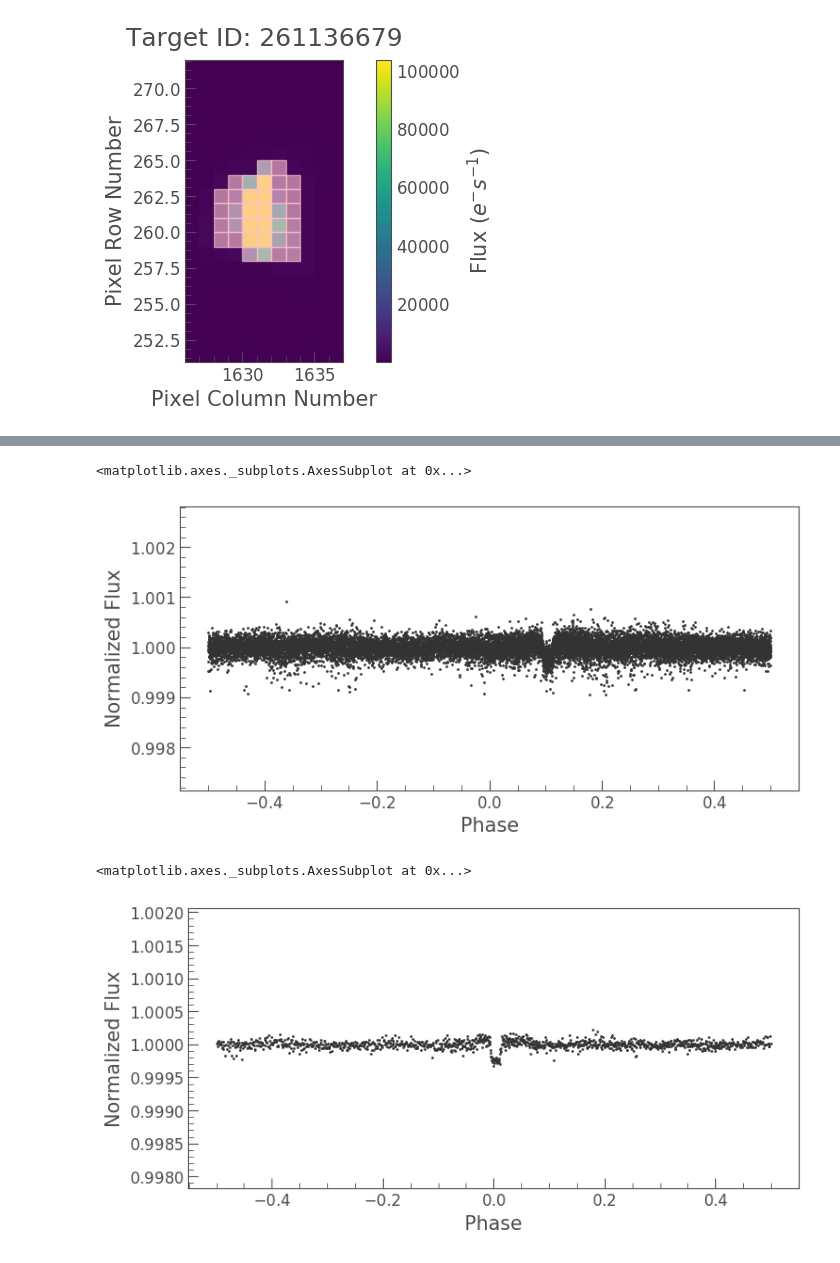
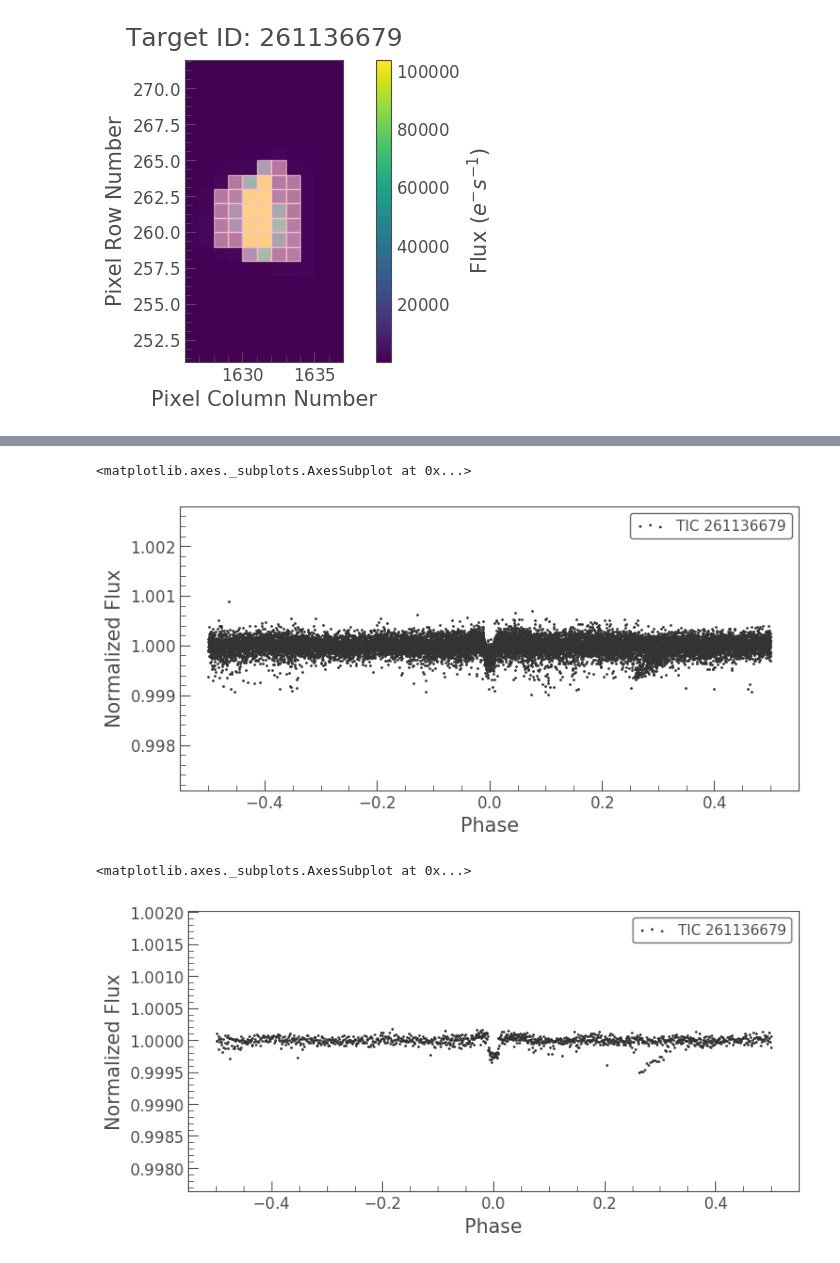
Before and after one commit to ojhall94/hackshop, a Jupyter notebook: skill_transfers/jupyter-notebook-lightkurve/first-tess-candidate.ipynb, the cells around one changed output, grey strips where cells are left out. Cells and saved outputs as stored; diff of their text form; code cells hidden in the pictures.

```diff
--- a/skill_transfers/jupyter-notebook-lightkurve/first-tess-candidate.ipynb
+++ b/skill_transfers/jupyter-notebook-lightkurve/first-tess-candidate.ipynb
@@ -60,10 +61,10 @@ clipped_lc.scatter(s=0.1)
 # %%
-clipped_lc.fold(period=6.27,phase=.3).scatter()
+clipped_lc.fold(period=6.27,transit_midpoint=1325.5).scatter()
 # %% [output]
 <matplotlib.axes._subplots.AxesSubplot at 0x...>
-[figure, old version]
+[figure, new version]
 # %%
-clipped_lc.bin().fold(period=6.27,phase=.4).scatter()
+clipped_lc.bin().fold(period=6.27,transit_midpoint=1325.5).scatter()
 # %% [output]
 <matplotlib.axes._subplots.AxesSubplot at 0x...>
-[figure, old version]
+[figure, new version]
```
Also changed, not shown: parts of 9 cells of this notebook, 1 other file.
